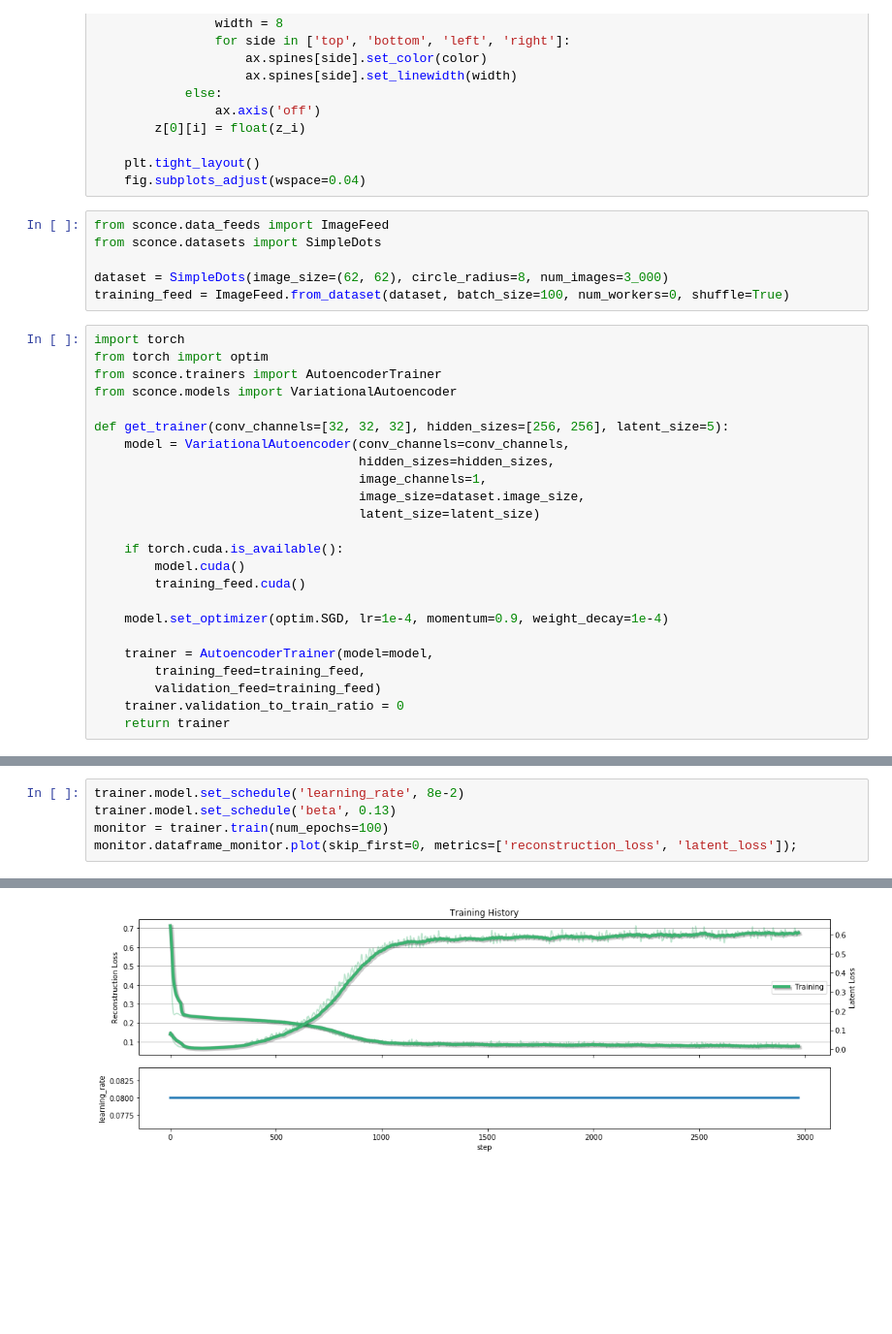
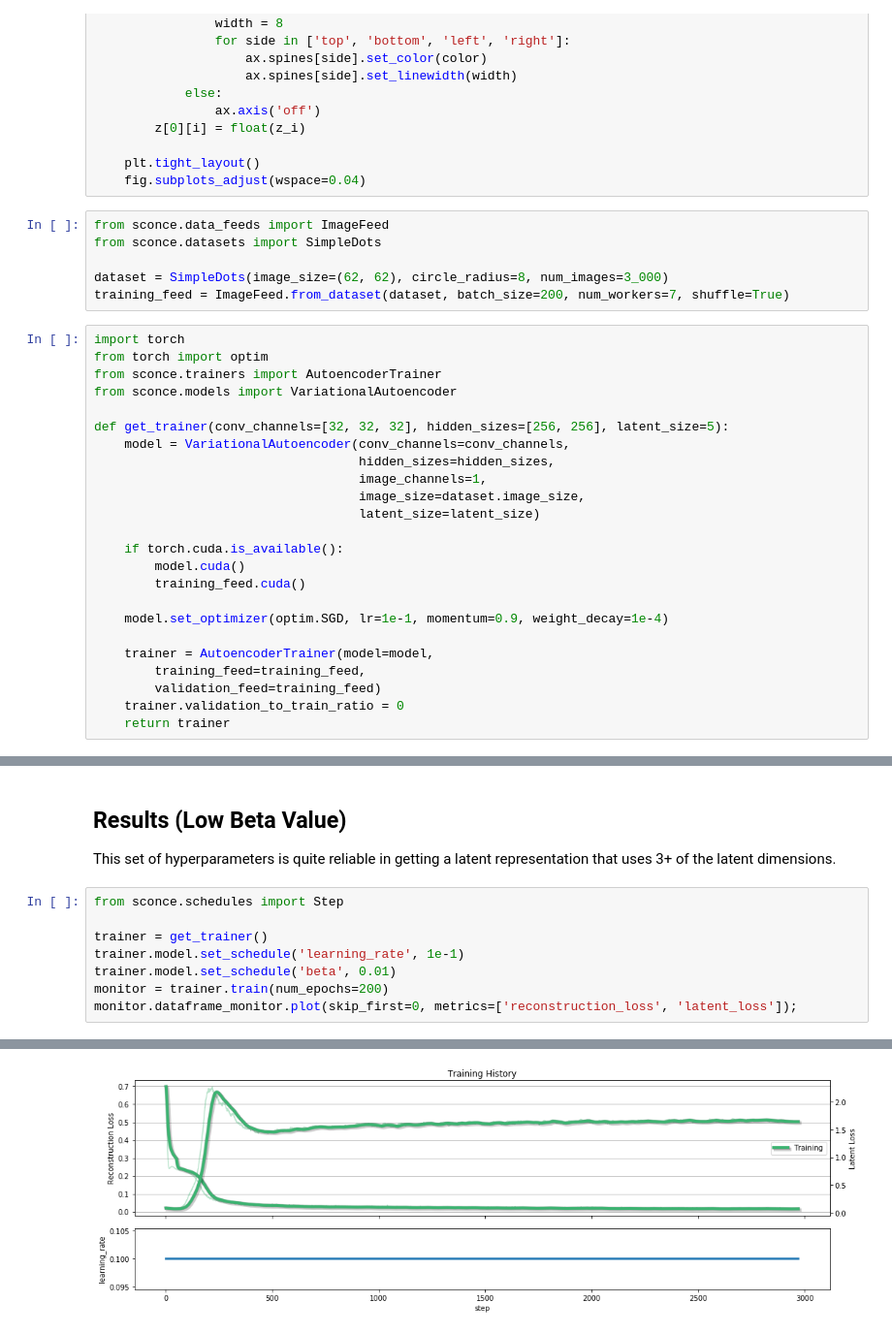
Before and after one commit to davidlmorton/disentangled, a Jupyter notebook: beta_variational_autoencoder_simple_dots.ipynb, the cells around one changed output, grey strips where cells are left out. Shown: that part at 97% size. Drawn from its saved outputs; the diff is of its cells as text; blank space fills up the shorter version.

```diff
--- a/beta_variational_autoencoder_simple_dots.ipynb
+++ b/beta_variational_autoencoder_simple_dots.ipynb
@@ -81,7 +85,7 @@ from sconce.data_feeds import ImageFeed
 from sconce.datasets import SimpleDots
 
 dataset = SimpleDots(image_size=(62, 62), circle_radius=8, num_images=3_000)
-training_feed = ImageFeed.from_dataset(dataset, batch_size=100, num_workers=0, shuffle=True)
+training_feed = ImageFeed.from_dataset(dataset, batch_size=200, num_workers=7, shuffle=True)
 # %%
 import torch
 from torch import optim
@@ -99,7 +103,7 @@ def get_trainer(conv_channels=[32, 32, 32], hidden_sizes=[256, 256], latent_size
         model.cuda()
         training_feed.cuda()
 
-    model.set_optimizer(optim.SGD, lr=1e-4, momentum=0.9, weight_decay=1e-4)
+    model.set_optimizer(optim.SGD, lr=1e-1, momentum=0.9, weight_decay=1e-4)
 
     trainer = AutoencoderTrainer(model=model,
         training_feed=training_feed,
@@ -123,6 +113,13 @@ Scheduled training termination: Exponential Schedule stop condition met.
+# %% [markdown]
+## Results (Low Beta Value)
+
+This set of hyperparameters is quite reliable in getting a latent representation that uses 3+ of the latent dimensions.
 # %%
-trainer.model.set_schedule('learning_rate', 8e-2)
-trainer.model.set_schedule('beta', 0.13)
-monitor = trainer.train(num_epochs=100)
+from sconce.schedules import Step
+
+trainer = get_trainer()
+trainer.model.set_schedule('learning_rate', 1e-1)
+trainer.model.set_schedule('beta', 0.01)
+monitor = trainer.train(num_epochs=200)
 monitor.dataframe_monitor.plot(skip_first=0, metrics=['reconstruction_loss', 'latent_loss']);
 # %% [output]
@@ -130,4 +127,4 @@ monitor.dataframe_monitor.plot(skip_first=0, metrics=['reconstruction_loss', 'la
-[figure, old version]
+[figure, new version]
 # %%
 trainer.plot_input_output_pairs();
 # %% [output]
```
Also changed, not shown: parts of 26 cells of this notebook.
